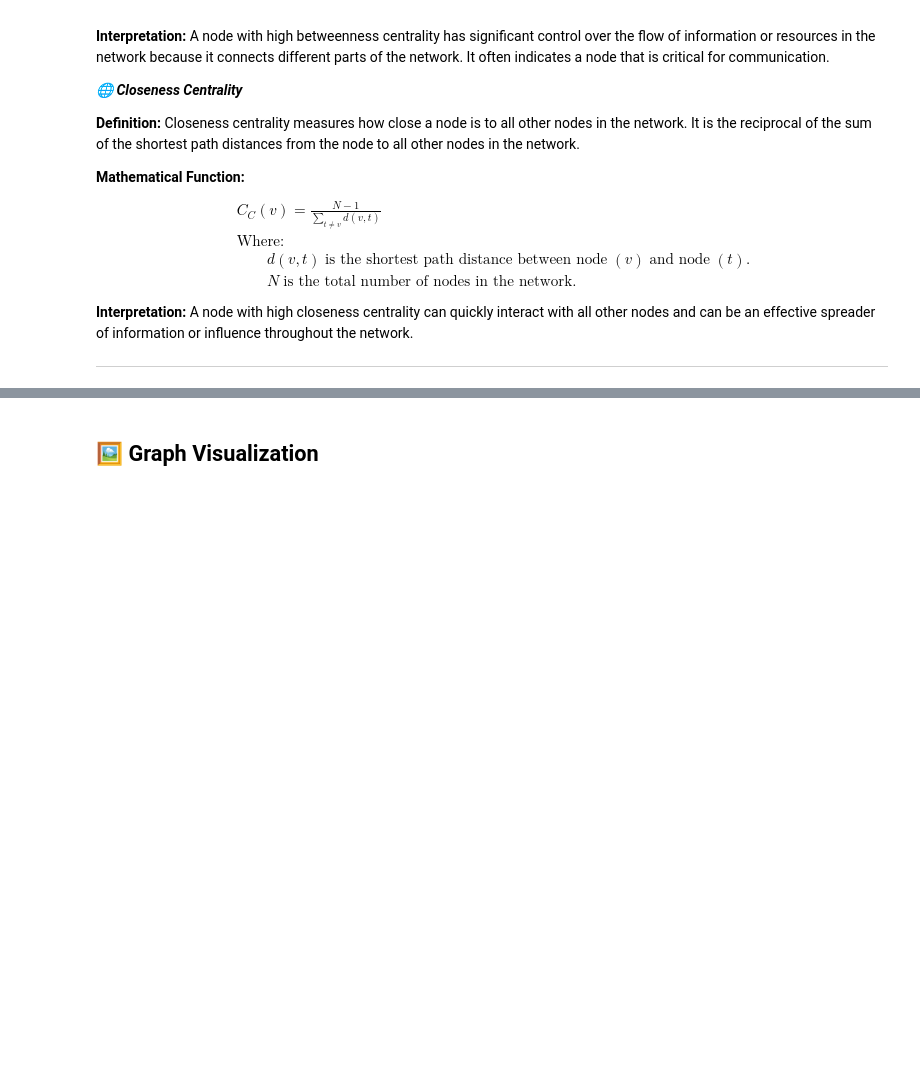
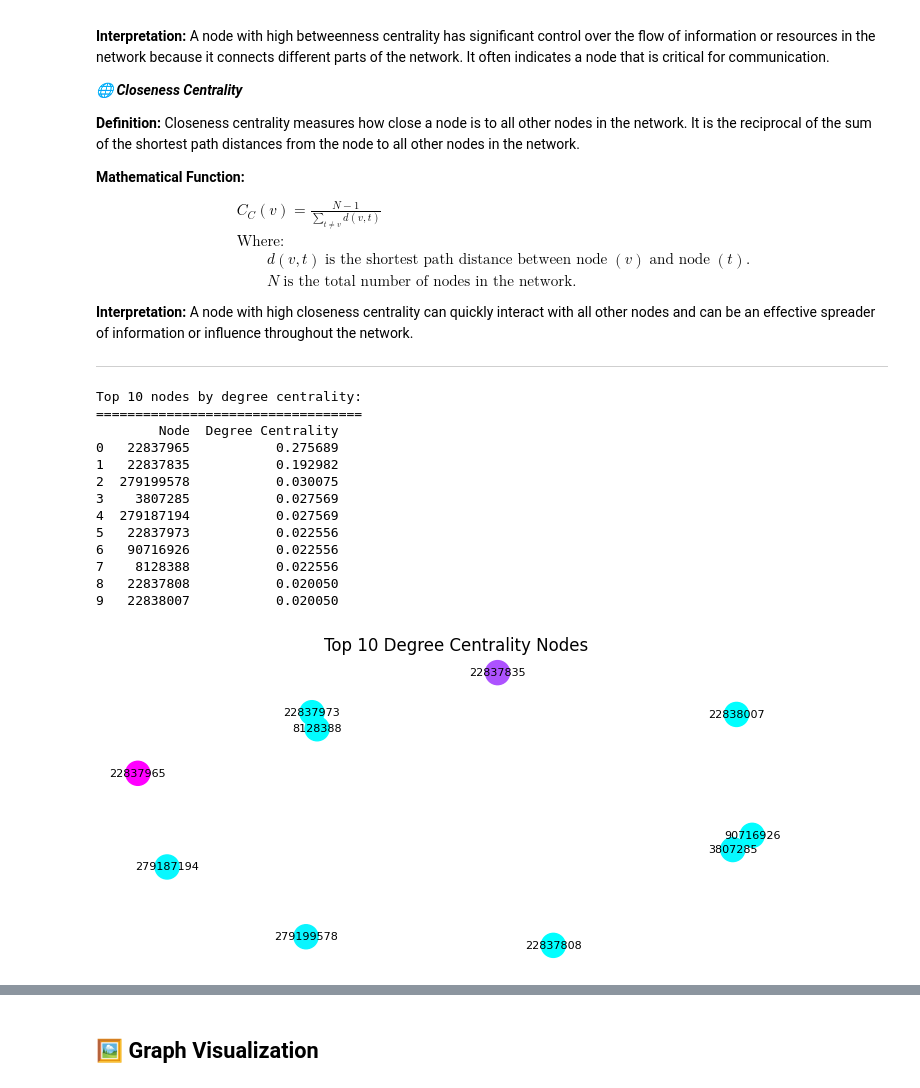
Before and after one commit to BayesianDecoder/Bitcoin_fraud_detection_using_GNNs, a Jupyter notebook: bitcoin transaction.ipynb, the cells around one changed output, grey strips where cells are left out. Drawn from its saved outputs; the diff is of its cells as text; code cells hidden in the pictures; blank space fills up the shorter version.

```diff
--- a/bitcoin transaction.ipynb
+++ b/bitcoin transaction.ipynb
@@ -291,12 +334,11 @@ def plot_train_val_test_metrics(train_val_metrics, test_metrics, num_epochs):
 
 Let's start by getting an overview of the datasets.
 # %%
-elliptic_txs_features = pd.read_csv('/kaggle/input/elliptic-data-set/elliptic_bitcoin_dataset/elliptic_txs_features.csv', header=None)
-elliptic_txs_classes = pd.read_csv('/kaggle/input/elliptic-data-set/elliptic_bitcoin_dataset/elliptic_txs_classes.csv')
-elliptic_txs_edgelist = pd.read_csv('/kaggle/input/elliptic-data-set/elliptic_bitcoin_dataset/elliptic_txs_edgelist.csv')
+elliptic_txs_features = pd.read_csv('/Users/vijay/Downloads/elliptic_bitcoin_dataset/elliptic_txs_features.csv', header=None)
+elliptic_txs_classes = pd.read_csv('/Users/vijay/Downloads/elliptic_bitcoin_dataset/elliptic_txs_classes.csv')
+elliptic_txs_edgelist = pd.read_csv('/Users/vijay/Downloads/elliptic_bitcoin_dataset/elliptic_txs_edgelist.csv')
 
 elliptic_txs_features.columns = ['txId'] + [f'V{i}' for i in range(1, 167)]
-
 print(f"""Shapes
 {4*' '}Features : {elliptic_txs_features.shape[0]:8,} (rows)  {elliptic_txs_features.shape[1]:4,} (cols)
 {4*' '}Classes  : {elliptic_txs_classes.shape[0]:8,} (rows)  {elliptic_txs_classes.shape[1]:4,} (cols)
@@ -499,30 +593,45 @@ A node with high closeness centrality can quickly interact with all other nodes
 # %%
 # Degree centrality.
 degree_centrality = nx.degree_centrality(G_giant)
 top_degree_centrality = sorted(degree_centrality.items(), key=lambda x: x[1], reverse=True)[:10]
 df_top_degree_centrality = pd.DataFrame(top_degree_centrality, columns=['Node', 'Degree Centrality'])
 
 print("Top 10 nodes by degree centrality:")
 print("==================================")
 print(df_top_degree_centrality)
 
 top_nodes_by_ = df_top_degree_centrality['Node'].tolist()
 subgraph = G_giant.subgraph(top_nodes_by_)
 node_color = [degree_centrality[node] for node in subgraph.nodes()]
 norm = mpl.colors.Normalize(vmin=min(node_color), vmax=max(node_color))
 node_color_normalized = [norm(value) for value in node_color]
 cmap = plt.cm.cool
 
 # -------- #
 # Plotting #
 # -------- #
 plt.figure(figsize=(7, 3))
 
 nx.draw(subgraph, with_labels=True, node_size=300, edge_color='gray', font_size=8,
         node_color=node_color_normalized, cmap=cmap)
 plt.title('Top 10 Degree Centrality Nodes')
-plt.colorbar(mpl.cm.ScalarMappable(norm=norm, cmap=cmap), label='Degree Centrality')
+# plt.colorbar(mpl.cm.ScalarMappable(norm=norm, cmap=cmap), label='Degree Centrality')
 plt.show()
+# %% [output]
+Top 10 nodes by degree centrality:
+==================================
+        Node  Degree Centrality
+0   22837965           0.275689
+1   22837835           0.192982
+2  279199578           0.030075
+3    3807285           0.027569
+4  279187194           0.027569
+5   22837973           0.022556
+6   90716926           0.022556
+7    8128388           0.022556
+8   22837808           0.020050
+9   22838007           0.020050
+[figure, added]
 # %%
 # Betweenness centrality.
 betweenness_centrality = nx.betweenness_centrality(G_giant)
```
Also changed, not shown: parts of 69 cells of this notebook, 7 other files.
